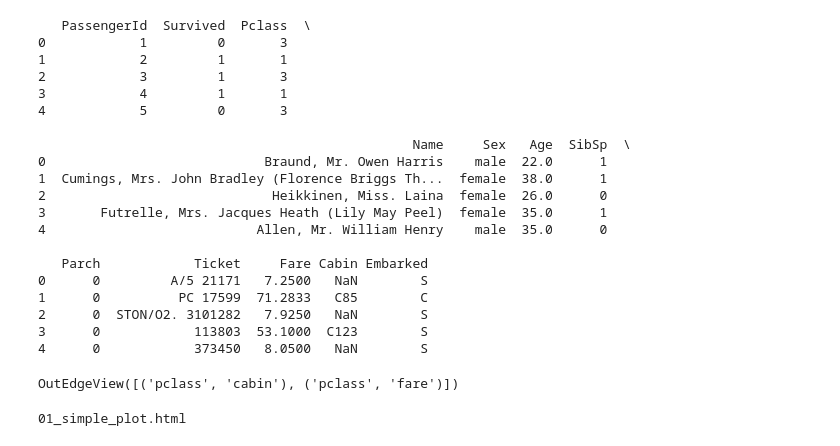
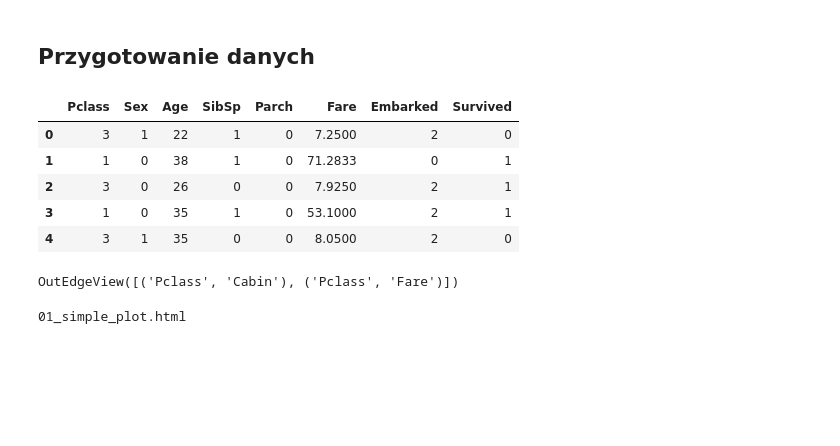
Before and after one commit to natkramarz/causal_ml, a Jupyter notebook: causalnex.ipynb, the cells around one changed output. Saved outputs shown, nothing was run; the diff lists cells and outputs as text; code cells hidden in the pictures; blank space fills up the shorter version.

```diff
--- a/causalnex.ipynb
+++ b/causalnex.ipynb
@@ -21,35 +27,34 @@ Successfully installed pandas-1.5.3
 WARNING: You are using pip version 21.2.3; however, version 24.0 is available.
 You should consider upgrading via the '/home/natalia/wsi/venv/bin/python -m pip install --upgrade pip' command.
 Note: you may need to restart the kernel to use updated packages.
-# %%
-import pandas as pd
-
-url = "https://raw.githubusercontent.com/datasciencedojo/datasets/master/titanic.csv"
-
-df = pd.read_csv(url)
-
-print(df.head())
-# %% [output]
-   PassengerId  Survived  Pclass  \
-0            1         0       3
-1            2         1       1
-2            3         1       3
-3            4         1       1
-4            5         0       3
-
-                                                Name     Sex   Age  SibSp  \
-0                            Braund, Mr. Owen Harris    male  22.0      1
-1  Cumings, Mrs. John Bradley (Florence Briggs Th...  female  38.0      1
-2                             Heikkinen, Miss. Laina  female  26.0      0
-3       Futrelle, Mrs. Jacques Heath (Lily May Peel)  female  35.0      1
-4                           Allen, Mr. William Henry    male  35.0      0
-
-   Parch            Ticket     Fare Cabin Embarked
-0      0         A/5 21171   7.2500   NaN        S
-1      0          PC 17599  71.2833   C85        C
-2      0  STON/O2. 3101282   7.9250   NaN        S
-3      0            113803  53.1000  C123        S
-4      0            373450   8.0500   NaN        S
+# %% [markdown]
+## Przygotowanie danych
+# %%
+import pandas as pd
+
+url = "https://raw.githubusercontent.com/datasciencedojo/datasets/master/titanic.csv"
+
+df = pd.read_csv(url)
+
+df['Cabin'].isnull().sum() # 687 z 891 wartości jest pustych, pominę tę kolumnę
+df['Ticket'] # nie można w łatwy sposób podzielić na kategorię, też pomijam
+features = ['Pclass', 'Sex', 'Age', 'SibSp', 'Parch', 'Fare', 'Embarked']
+df = df[features + ['Survived']]
+
+
+df.dropna(inplace=True)
+df = df.astype({"Age": int})
+
+df.loc[:, 'Sex']= df['Sex'].astype('category').cat.codes
+df.loc[:,'Embarked'] = df['Embarked'].astype('category').cat.codes
+df.head()
+# %% [output]
+|  | Pclass | Sex | Age | SibSp | Parch | Fare | Embarked | Survived |
+| 0 | 3 | 1 | 22 | 1 | 0 | 7.2500 | 2 | 0 |
+| 1 | 1 | 0 | 38 | 1 | 0 | 71.2833 | 0 | 1 |
+| 2 | 3 | 0 | 26 | 0 | 0 | 7.9250 | 2 | 1 |
+| 3 | 1 | 0 | 35 | 1 | 0 | 53.1000 | 2 | 1 |
+| 4 | 3 | 1 | 35 | 0 | 0 | 8.0500 | 2 | 0 |
 # %%
 import warnings
 from causalnex.structure import StructureModel
@@ -59,12 +64,12 @@ warnings.filterwarnings("ignore")  # silence warnings
 sm = StructureModel()
 # %%
 sm.add_edges_from([
-    ('pclass', 'cabin'),
-    ('pclass', 'fare')
+    ('Pclass', 'Cabin'),
+    ('Pclass', 'Fare')
 ])
 sm.edges
 # %% [output]
-OutEdgeView([('pclass', 'cabin'), ('pclass', 'fare')])
+OutEdgeView([('Pclass', 'Cabin'), ('Pclass', 'Fare')])
 # %%
 from causalnex.plots import plot_structure, NODE_STYLE, EDGE_STYLE
 
```
Also changed, not shown: parts of 12 cells of this notebook, 7 other files.
